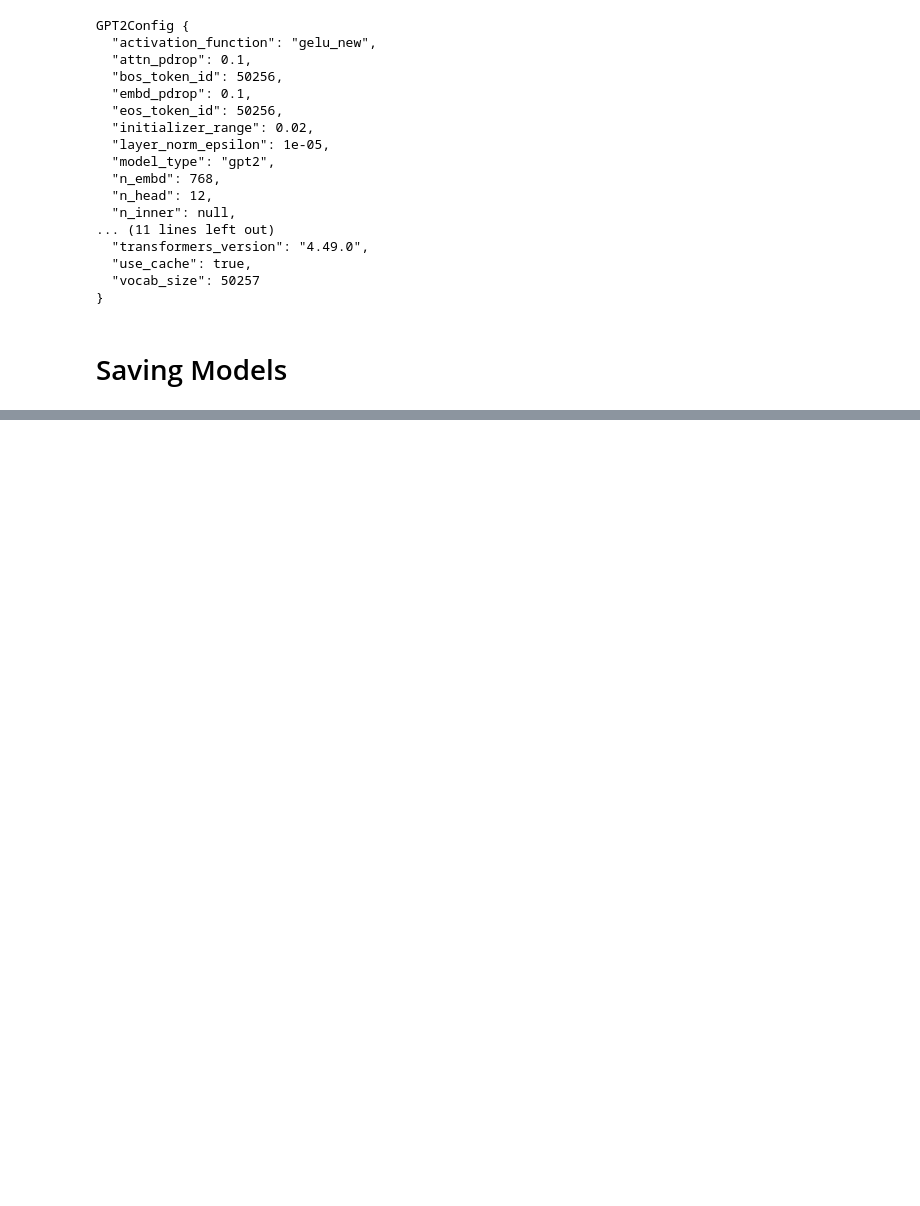
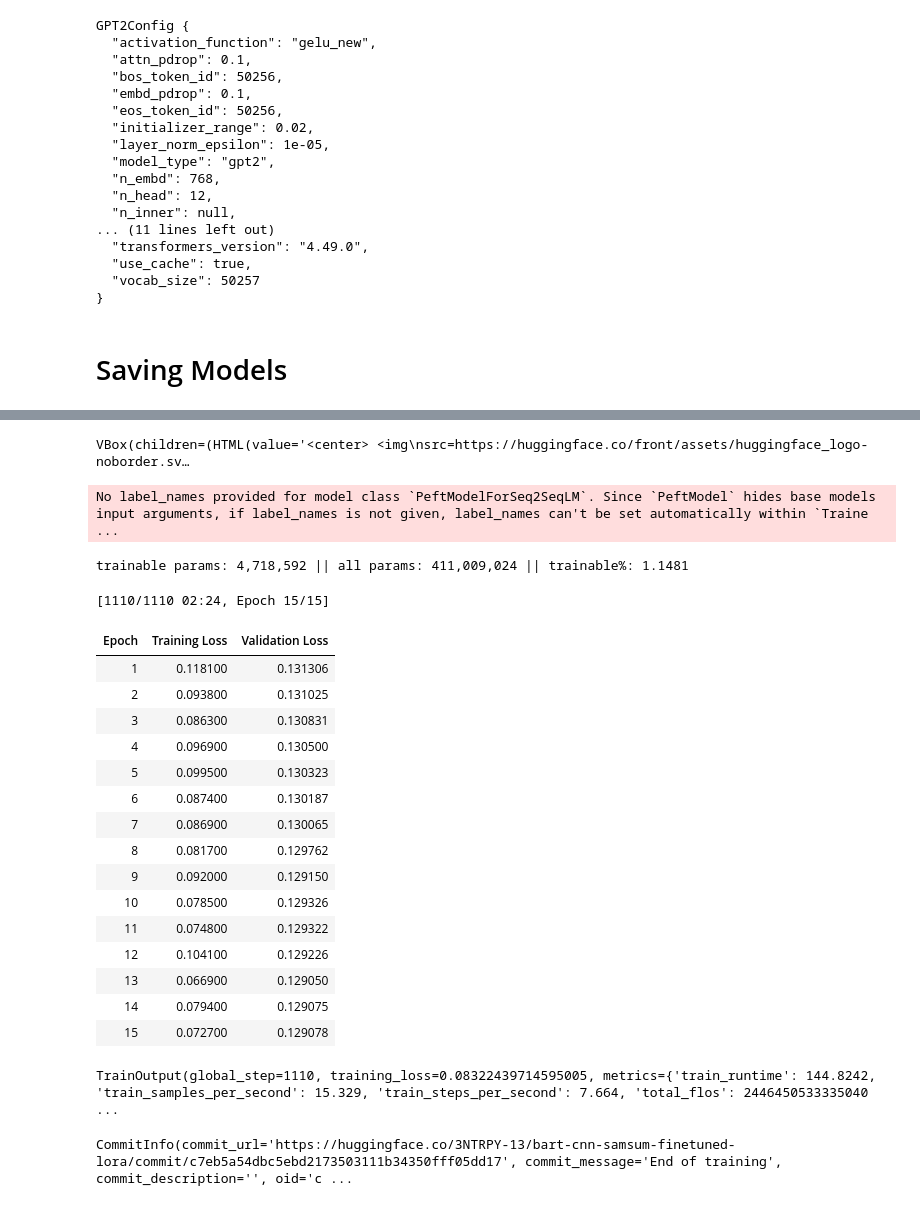
Before and after one commit to fsocietydisobey/pytorch-nn, a Jupyter notebook: HuggingFace/sample.ipynb, the cells around one changed output, grey strips where cells are left out. Cells and saved outputs as stored; diff of their text form; code cells hidden in the pictures; blank space fills up the shorter version.

```diff
--- a/HuggingFace/sample.ipynb
+++ b/HuggingFace/sample.ipynb
@@ -231,0 +751,5 @@ gpt_model.save_pretrained('models/gpt2_model')
+# %%
+tokenizer.pad_token = tokenizer.eos_token
+tokenized_datasets = dataset.map(tokenize_inputs, batched=True)
+tokenized_datasets = tokenized_datasets.remove_columns(['id', 'dialogue', 'summary'])
+tokenized_datasets = tokenized_datasets.filter(lambda example, index: index % 100 == 0, with_indices=True)
@@ -231,0 +766,69 @@ gpt_model.save_pretrained('models/gpt2_model')
+# %%
+from peft import LoraConfig, get_peft_model, TaskType
+
+lora_config = LoraConfig(
+    r=32,
+    lora_alpha=32,
+    lora_dropout=0.05,
+    bias='none',
+    task_type=TaskType.SEQ_2_SEQ_LM
+)
+# %%
+peft_model = get_peft_model(model, lora_config)
+# %%
+from huggingface_hub import notebook_login
+
+notebook_login()
+# %% [output]
+VBox(children=(HTML(value='<center> <img\nsrc=https://huggingface.co/front/assets/huggingface_logo-noborder.sv…
+# %%
+from transformers import TrainingArguments, Trainer
+
+peft_training_args = TrainingArguments(
+    output_dir='models/bart-cnn-samsum-finetuned-lora',
+    hub_model_id='3NTRPY-13/bart-cnn-samsum-finetuned-lora',
+    learning_rate=1e-5,
+    num_train_epochs=15,
+    weight_decay=0.01,
+    auto_find_batch_size=True,
+    eval_strategy='epoch',
+    logging_steps=10
+)
+
+peft_trainer = Trainer(
+    model=peft_model,
+    args=peft_training_args,
+    train_dataset=tokenized_datasets['train'],
+    eval_dataset=tokenized_datasets['validation']
+)
+# %% [output]
+No label_names provided for model class `PeftModelForSeq2SeqLM`. Since `PeftModel` hides base models input arguments, if label_names is not given, label_names can't be set automatically within `Traine ...
+# %%
+peft_model.print_trainable_parameters()
+# %% [output]
+trainable params: 4,718,592 || all params: 411,009,024 || trainable%: 1.1481
+# %%
+peft_trainer.train()
+# %% [output]
+[1110/1110 02:24, Epoch 15/15]
+| Epoch | Training Loss | Validation Loss |
+| 1 | 0.118100 | 0.131306 |
+| 2 | 0.093800 | 0.131025 |
+| 3 | 0.086300 | 0.130831 |
+| 4 | 0.096900 | 0.130500 |
+| 5 | 0.099500 | 0.130323 |
+| 6 | 0.087400 | 0.130187 |
+| 7 | 0.086900 | 0.130065 |
+| 8 | 0.081700 | 0.129762 |
+| 9 | 0.092000 | 0.129150 |
+| 10 | 0.078500 | 0.129326 |
+| 11 | 0.074800 | 0.129322 |
+| 12 | 0.104100 | 0.129226 |
+| 13 | 0.066900 | 0.129050 |
+| 14 | 0.079400 | 0.129075 |
+| 15 | 0.072700 | 0.129078 |
+TrainOutput(global_step=1110, training_loss=0.08322439714595005, metrics={'train_runtime': 144.8242, 'train_samples_per_second': 15.329, 'train_steps_per_second': 7.664, 'total_flos': 2446450533335040 ...
+# %%
+peft_trainer.push_to_hub()
+# %% [output]
+CommitInfo(commit_url='https://huggingface.co/3NTRPY-13/bart-cnn-samsum-finetuned-lora/commit/c7eb5a54dbc5ebd2173503111b34350fff05dd17', commit_message='End of training', commit_description='', oid='c ...
```
Also changed, not shown: parts of 57 cells of this notebook, 3 other files.
